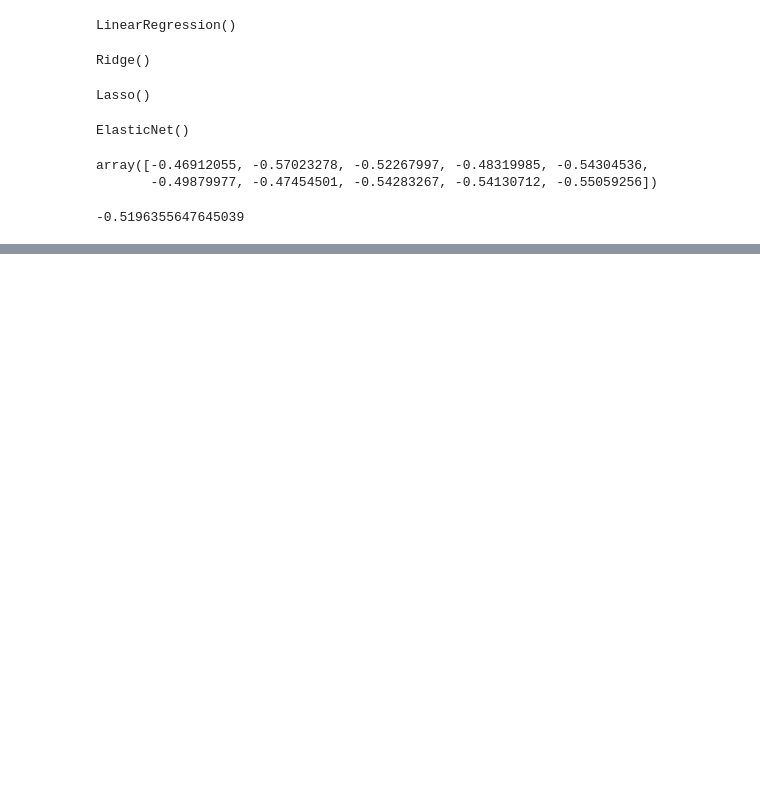
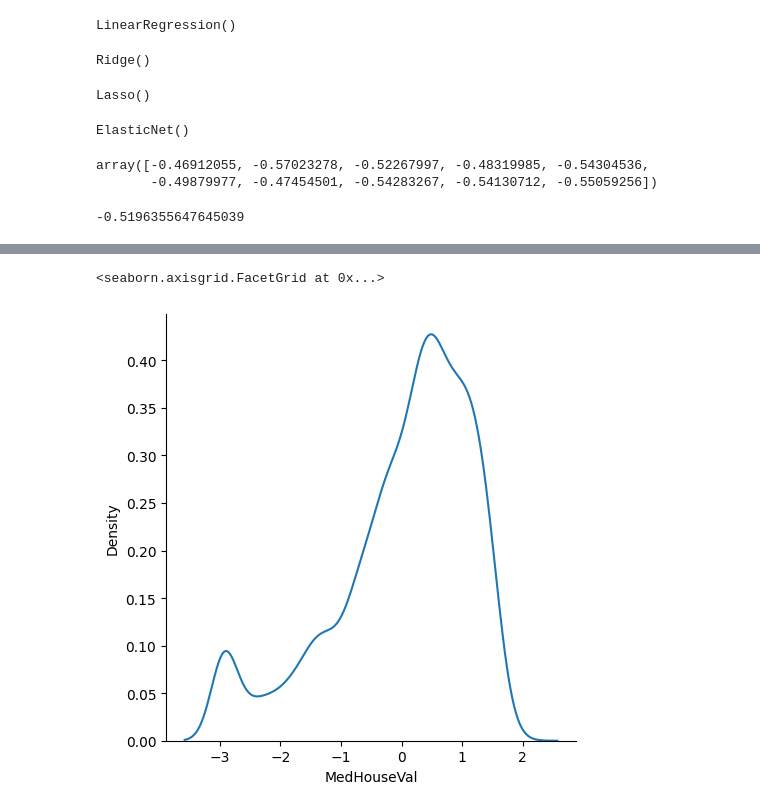
Before and after one commit to deepakalur4/Superivised-ML-Algo-Practical-implementation, a Jupyter notebook: Linear_Regression.ipynb, the cells around one changed output, grey strips where cells are left out. Saved outputs shown, nothing was run; the diff lists cells and outputs as text; code cells hidden in the pictures; blank space fills up the shorter version.

```diff
--- a/Linear_Regression.ipynb
+++ b/Linear_Regression.ipynb
@@ -206,0 +217,5 @@ Elastic_net_model_pred=elastic_net_model.predict(X_test)
+# %%
+sns.displot(lasso_model_pred-y_test,kind="kde")
+# %% [output]
+<seaborn.axisgrid.FacetGrid at 0x...>
+[figure, added]
```
Also changed, not shown: parts of 8 cells of this notebook.
